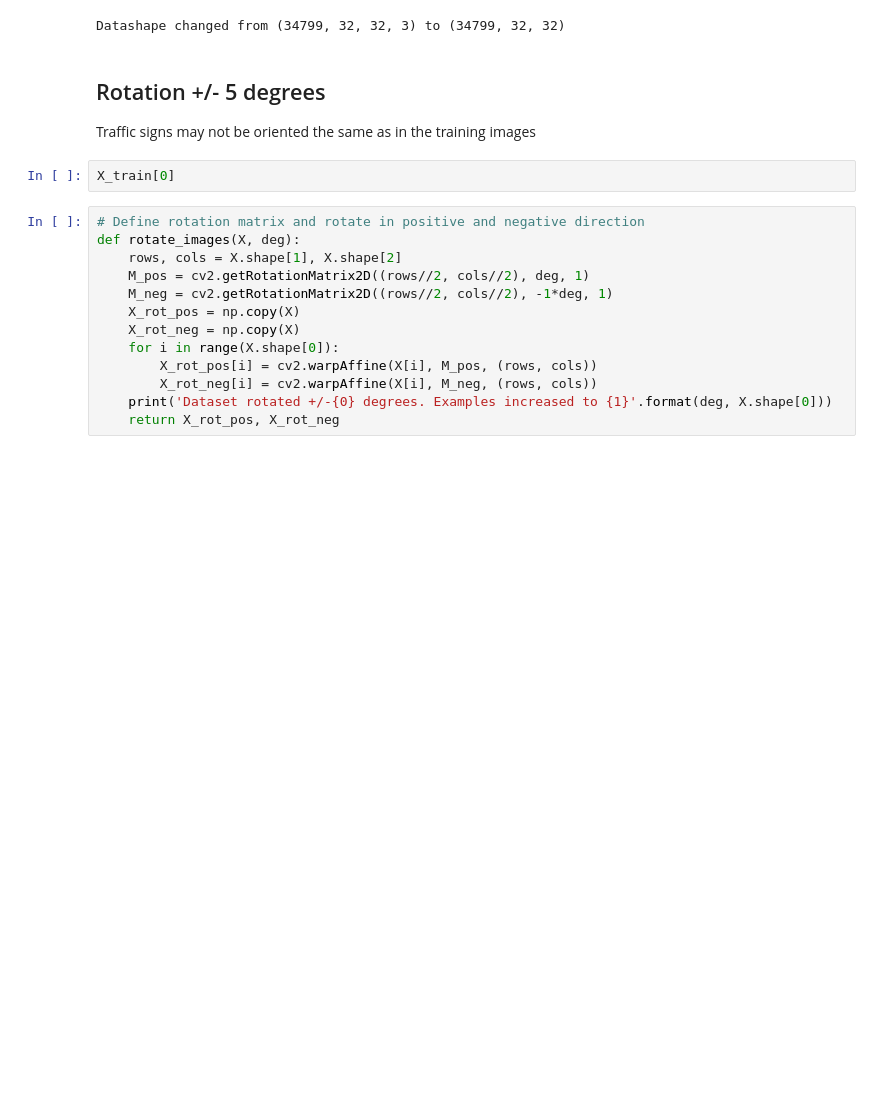
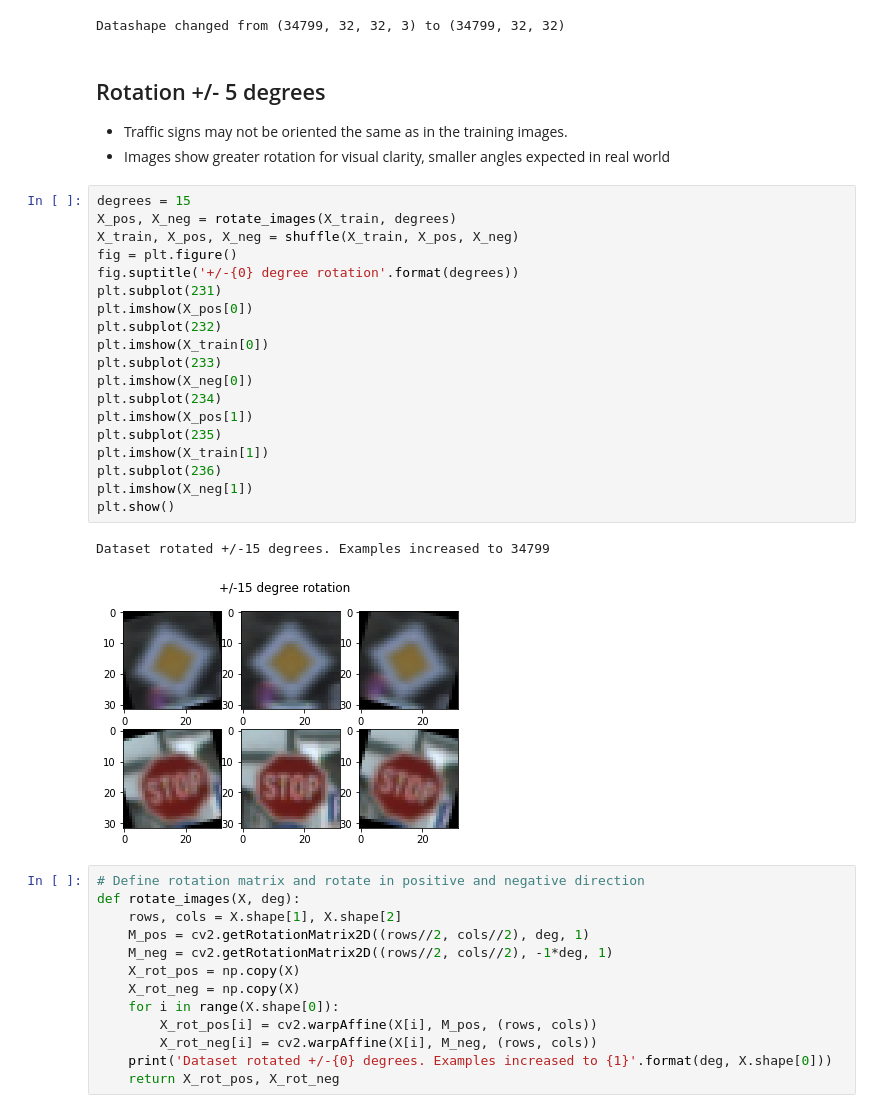
Before and after one commit to sketchc89/TrafficSign-P2, a Jupyter notebook: Traffic_Sign_Classifier.ipynb, the cells around one changed output. Saved outputs shown, nothing was run; the diff lists cells and outputs as text; blank space fills up the shorter version.

Commit message:
Add plots visualizing preprocessing. Fixed bug in amplify_contrast.

```diff
--- a/Traffic_Sign_Classifier.ipynb
+++ b/Traffic_Sign_Classifier.ipynb
@@ -156,9 +155,30 @@ Grayscale was not found to be useful because color contains information in traff
 Datashape changed from (34799, 32, 32, 3) to (34799, 32, 32)
 # %% [markdown]
 ## Rotation +/- 5 degrees
-Traffic signs may not be oriented the same as in the training images
+* Traffic signs may not be oriented the same as in the training images.
+* Images show greater rotation for visual clarity, smaller angles expected in real world
-# %%
-X_train[0]
+# %%
+degrees = 15
+X_pos, X_neg = rotate_images(X_train, degrees)
+X_train, X_pos, X_neg = shuffle(X_train, X_pos, X_neg)
+fig = plt.figure()
+fig.suptitle('+/-{0} degree rotation'.format(degrees))
+plt.subplot(231)
+plt.imshow(X_pos[0])
+plt.subplot(232)
+plt.imshow(X_train[0])
+plt.subplot(233)
+plt.imshow(X_neg[0])
+plt.subplot(234)
+plt.imshow(X_pos[1])
+plt.subplot(235)
+plt.imshow(X_train[1])
+plt.subplot(236)
+plt.imshow(X_neg[1])
+plt.show()
+# %% [output]
+Dataset rotated +/-15 degrees. Examples increased to 34799
+[figure, added]
 # %%
 # Define rotation matrix and rotate in positive and negative direction
 def rotate_images(X, deg):
```
Also changed, not shown: parts of 4 cells of this notebook.
